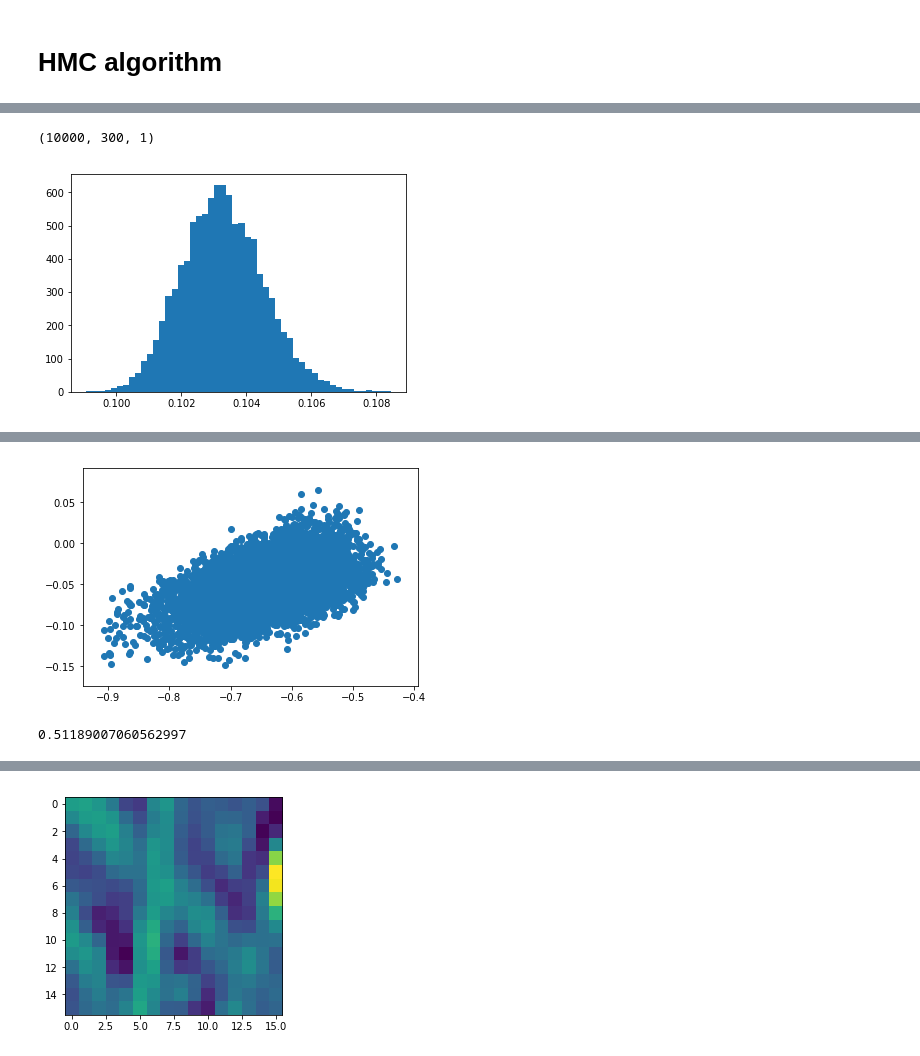
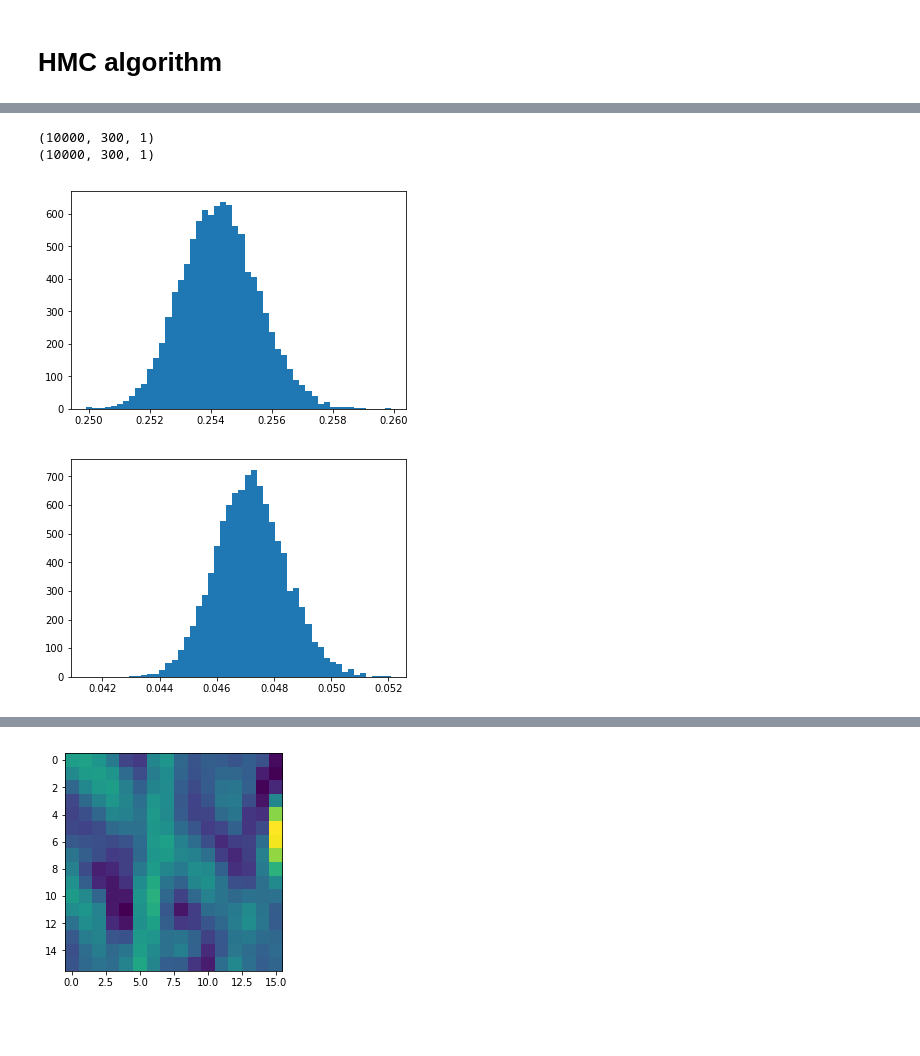
Before and after one commit to ncinko/RW, a Jupyter notebook: Correlation studies.ipynb, the cells around one changed output, grey strips where cells are left out. Drawn from its saved outputs; the diff is of its cells as text; code cells hidden in the pictures; blank space fills up the shorter version.

```diff
--- a/Correlation studies.ipynb
+++ b/Correlation studies.ipynb
@@ -177,5 +195,5 @@ plt.show()"""
 # %%
-I = sample_images(1, IMAGES)
+#I = sample_images(1, IMAGES)
 ahat = fista.fista(I, bases, lambdav = 0.01, max_iterations=5000)
 #ahat = np.random.normal(0.0, 1e-2, size = ahat.shape)
 print(U(ahat))
@@ -287,11 +305,9 @@ energies = []
 # %%
-for i in range(100):
+for i in range(500):
 
-    if i % 100 ==0:
-        print(i)
-
-    print(U(sample, bases, 0.01))
-    samplelist[i,:,:] = sample
-    energies.append(U(sample, bases, 0.01))
+    if i % 20 ==0:
+        print(U(sample, bases, 0.01))
+    #samplelist[i,:,:] = sample
+    #energies.append(U(sample, bases, 0.01))
     sample = HMC(0.1,25, sample)
 # %% [output]
@@ -316,19 +331,35 @@ KeyboardInterrupt:
-# %%
-BRC_samples = np.load('samples2.npy')
-print(BRC_samples.shape)
-
-I = np.load('selected_image.npy')
-# %% [output]
-(10000, 300, 1)
+# %%
+BRC_samplesA = np.load('samplesA.npy')
+print(BRC_samplesA.shape)
+
+IA = np.load('selected_imageA.npy')
+
+BRC_samplesB = np.load('samplesB.npy')
+print(BRC_samplesB.shape)
+
+IB = np.load('selected_imageB.npy')
+# %% [output]
+(10000, 300, 1)
+(10000, 300, 1)
 # %%
+I = IA
 energies = []
 for i in range(10000):
-    energies.append(U(BRC_samples[i,:,:], bases, 0.01))
+    energies.append(U(BRC_samplesA[i,:,:], bases, 0.01))
 
 plt.hist(energies,bins=50)
 plt.show()
+
+I = IB
+energies = []
+for i in range(10000):
+    energies.append(U(BRC_samplesB[i,:,:], bases, 0.01))
+
+plt.hist(energies,bins=50)
+plt.show()
 # %% [output]
-[figure, old version]
+[figure, new version]
+[figure, added]
 # %%
 for j in samplelist:
     print(j[1][0])
@@ -368,6 +399 @@ def get_noise_correlations(neuron1, neuron2, noisy_responses):
     return(corr)
-# %%
-get_noise_correlations(191,149,BRC_samples)
-# %% [output]
-[figure, removed]
-0.51189007060562997
```
Also changed, not shown: parts of 9 cells of this notebook, 5 other files.
